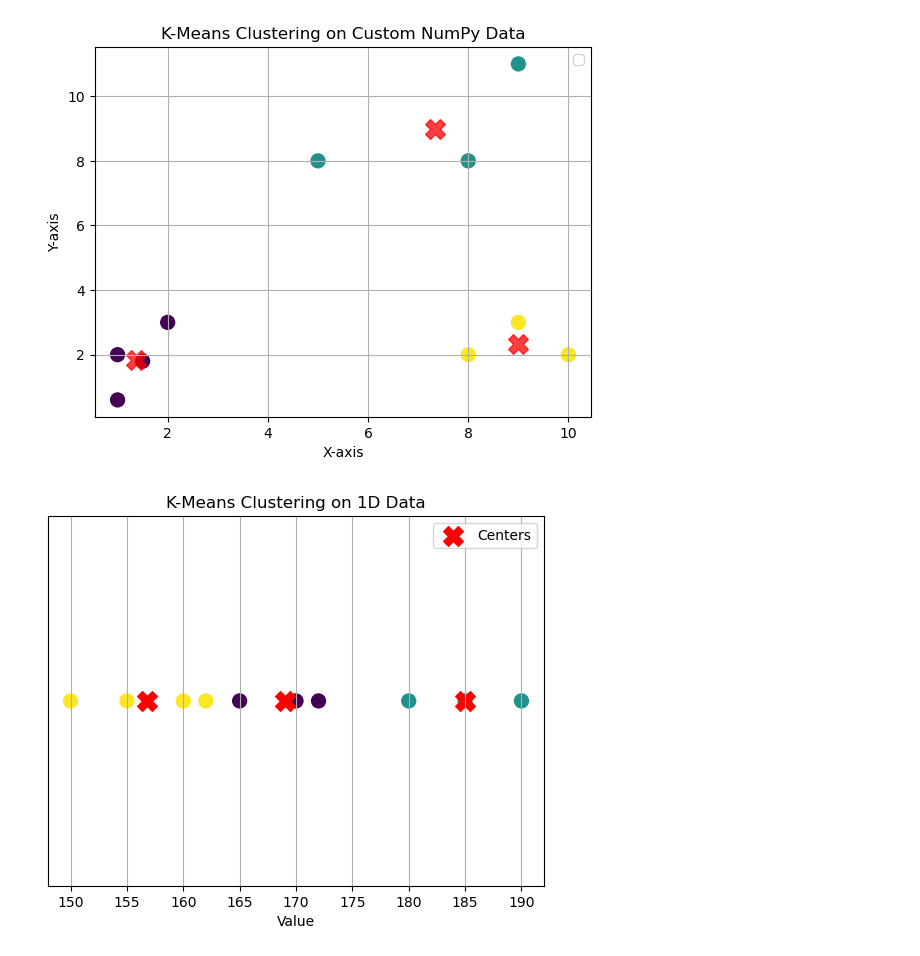
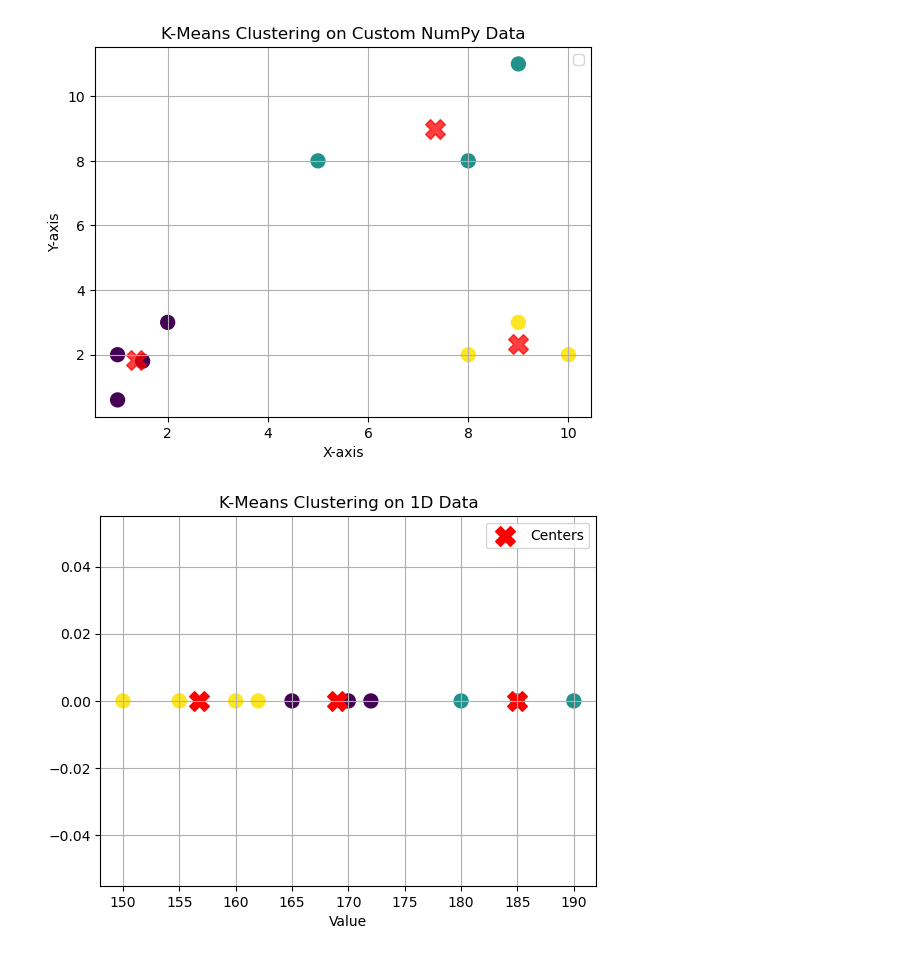
Before and after one commit to anish-upreti/Data-Science-and-ML-with-python, a Jupyter notebook: k_means_clustering.ipynb, the cells around one changed output. Drawn from its saved outputs; the diff is of its cells as text; code cells hidden in the pictures.

```diff
--- a/k_means_clustering.ipynb
+++ b/k_means_clustering.ipynb
@@ -59,30 +59,30 @@ Centers:
 # %%
 ## For 1D  data
 
 import numpy as np
 import matplotlib.pyplot as plt
 from sklearn.cluster import KMeans
 
 # 1D data (wrapped as 2D array for sklearn)
 X = np.array([[150], [155], [160], [162], [165], [170], [172], [180], [185], [190]])
 
 # Apply KMeans with 3 clusters
 kmeans = KMeans(n_clusters=3, random_state=0)
 kmeans.fit(X)
 
 # Predicted cluster labels and centers
 labels = kmeans.labels_
 centers = kmeans.cluster_centers_
 
 # Plotting 1D points along x-axis, setting y=0
 plt.scatter(X[:, 0], np.zeros_like(X), c=labels, cmap='viridis', s=100)
 plt.scatter(centers[:, 0], np.zeros_like(centers), c='red', s=200, marker='X', label='Centers')
 
 plt.title("K-Means Clustering on 1D Data")
 plt.xlabel("Value")
-plt.yticks([])  # Hide y-axis
+# plt.yticks([])  # Hide y-axis
 plt.legend()
 plt.grid(True)
 plt.show()
 # %% [output]
-[figure, old version]
+[figure, new version]
```
